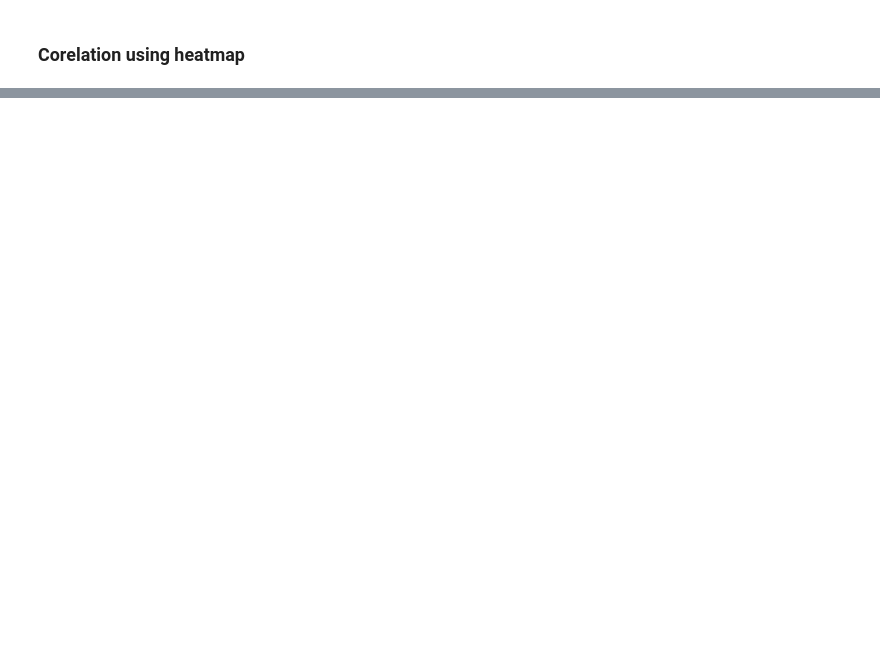
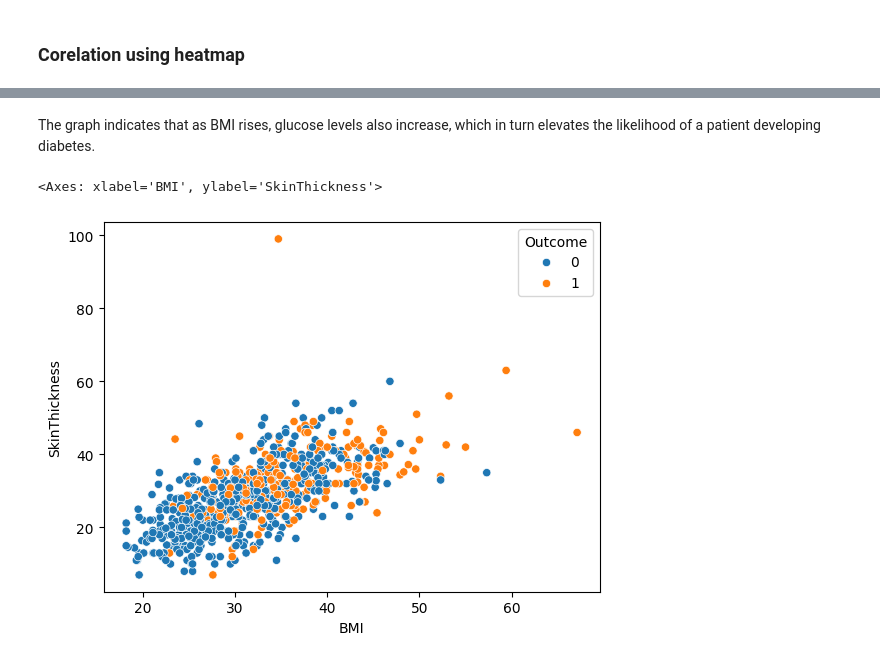
Before and after one commit to ottonovak/diabetes, a Jupyter notebook: main.ipynb, the cells around one changed output, grey strips where cells are left out. Saved outputs shown, nothing was run; the diff lists cells and outputs as text; code cells hidden in the pictures; blank space fills up the shorter version.

```diff
--- a/main.ipynb
+++ b/main.ipynb
@@ -158,0 +175,7 @@ We can see that there is a certain corelation with all the features, but highest
+# %% [markdown]
+The graph indicates that as BMI rises, glucose levels also increase, which in turn elevates the likelihood of a patient developing diabetes.
+# %%
+sns.scatterplot(x='BMI', y ='SkinThickness', data=data, hue='Outcome')
+# %% [output]
+<Axes: xlabel='BMI', ylabel='SkinThickness'>
+[figure, added]
```
Also changed, not shown: parts of 21 cells of this notebook.
